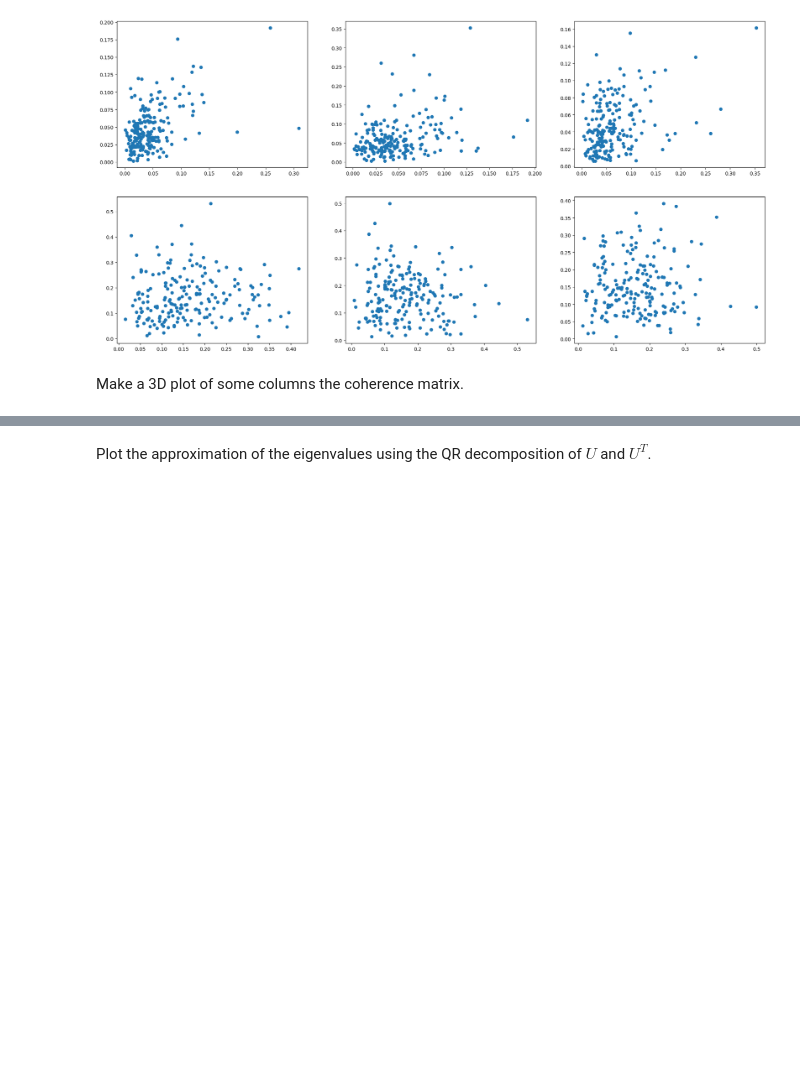
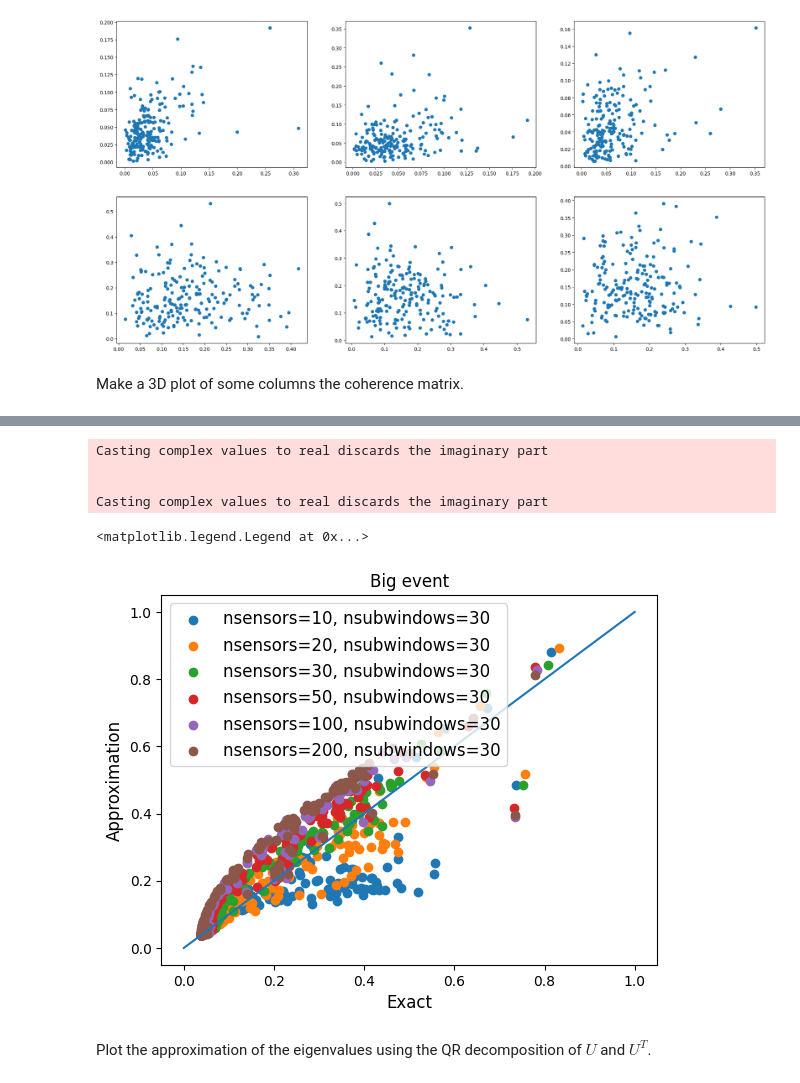
Before and after one commit to aissah/coherence_analysis_histroy, a Jupyter notebook: Coherence_and_estimation_notebooks/5. the_why_of_qr_estimates.ipynb, the cells around one changed output, grey strips where cells are left out. Drawn from its saved outputs; the diff is of its cells as text; code cells hidden in the pictures; blank space fills up the shorter version.

```diff
--- a/Coherence_and_estimation_notebooks/5. the_why_of_qr_estimates.ipynb
+++ b/Coherence_and_estimation_notebooks/5. the_why_of_qr_estimates.ipynb
@@ -430,3 +431,34 @@ plt.scatter(norm_win_spectra[freq_ind].real.flatten(), norm_win_spectra[freq_ind
+# %%
+for nsensors in [10, 20, 30, 50, 100, 200]:
+    detection_significance_qr, _ = f.coherence(
+                    data[start_ch:nchannels+start_ch:int(nchannels/nsensors)],
+                    subwindow_len,
+                    overlap,
+                    sample_interval=1 / samples_per_sec,
+                    method='qr',
+                )
+    detection_significance_exact, _ = f.coherence(
+                    data[start_ch:nchannels+start_ch:int(nchannels/nsensors)],
+                    subwindow_len,
+                    overlap,
+                    sample_interval=1 / samples_per_sec,
+                    method='exact',
+                )
+
+    plt.scatter(detection_significance_exact[1:], detection_significance_qr[1:], label=f'nsensors={nsensors}, nsubwindows={30}')
+# plt.scatter(eig_ratios[1:end_freq], eig_ratios_qr2[1:end_freq], label='QR 2')
+plt.plot(np.linspace(0,1,10),np.linspace(0,1,10))
+plt.xlabel("Exact",fontsize=fsize)
+plt.ylabel("Approximation",fontsize=fsize)
+plt.title("Big event",fontsize=fsize)
+plt.legend(fontsize=fsize)
+# %% [output]
+Casting complex values to real discards the imaginary part
+
+
+Casting complex values to real discards the imaginary part
+<matplotlib.legend.Legend at 0x...>
+[figure, added]
 # %% [markdown]
 Plot the approximation of the eigenvalues using the QR decomposition of $U$ and $U^T$.
 # %%
```
Also changed, not shown: parts of 11 cells of this notebook, 2 other files.
